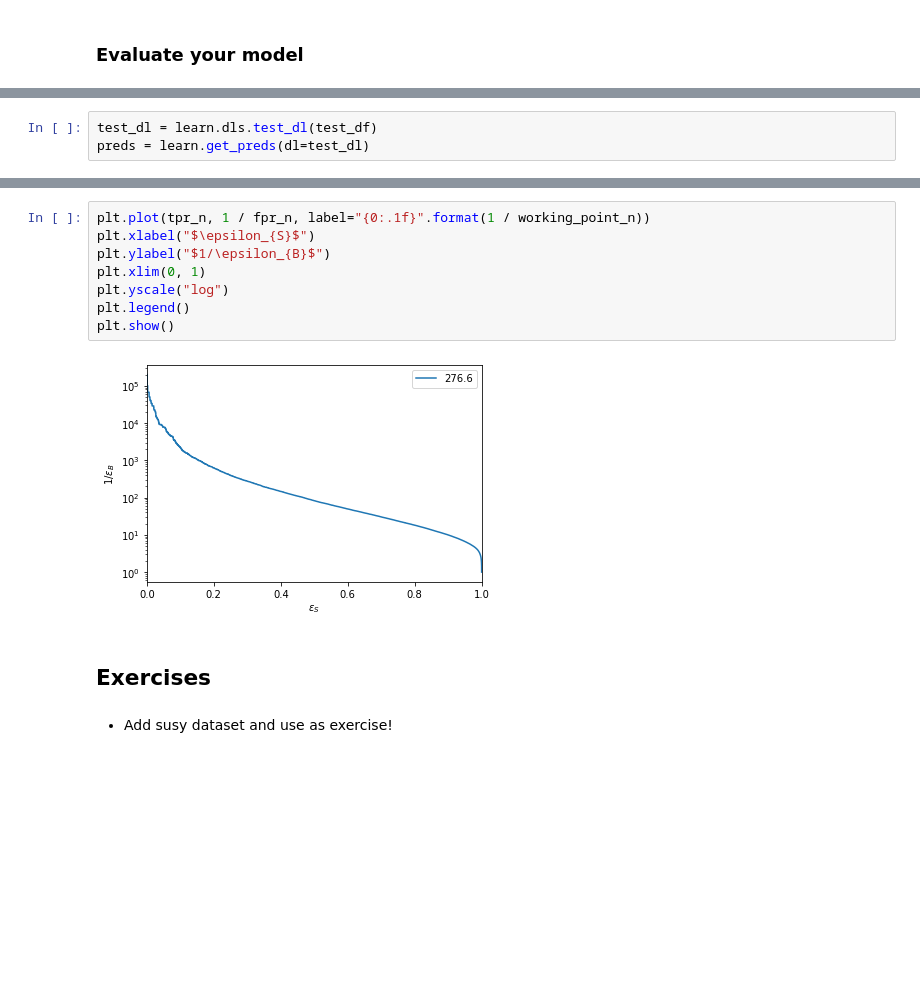
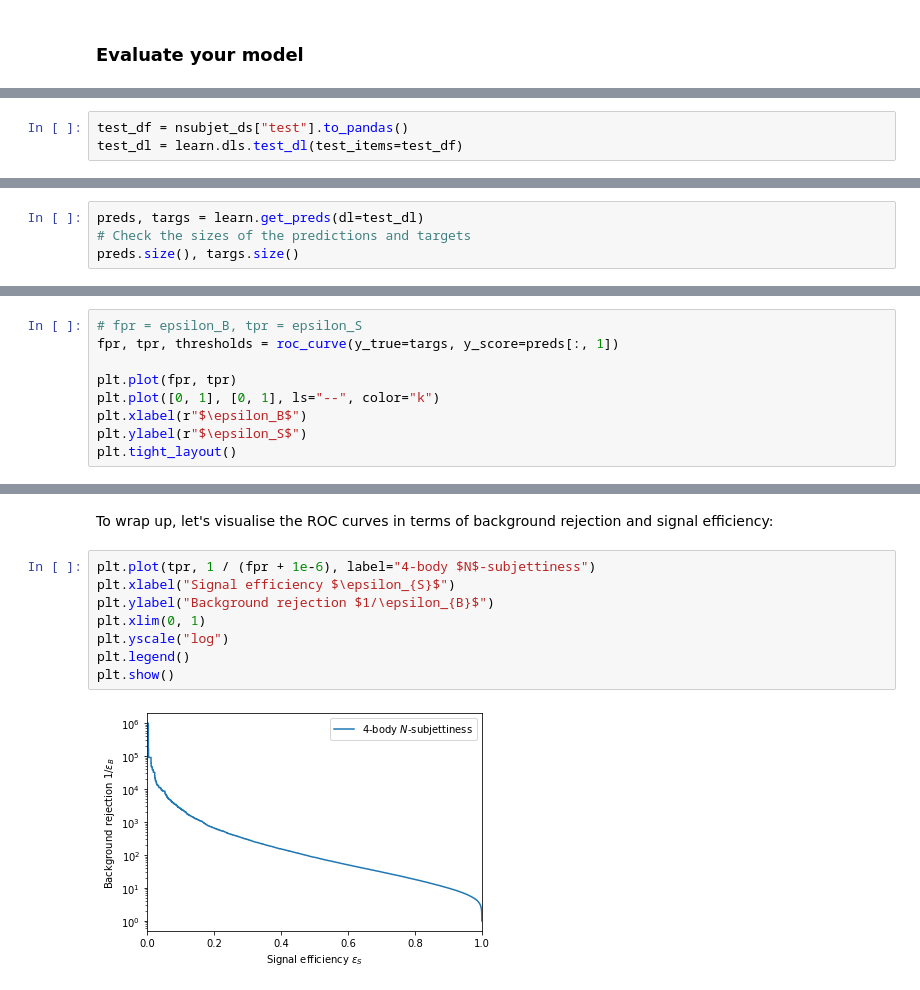
Before and after one commit to lewtun/dl4phys, a Jupyter notebook: lecture01.ipynb, the cells around one changed output, grey strips where cells are left out. Drawn from its saved outputs; the diff is of its cells as text; blank space fills up the shorter version.

```diff
--- a/lecture01.ipynb
+++ b/lecture01.ipynb
@@ -324,3 +331,3 @@ For our analysis, these ROC curves effectively plot signal efficiency versus bac
 # %%
-test_dl = learn.dls.test_dl(test_df)
-preds = learn.get_preds(dl=test_dl)
+test_df = nsubjet_ds["test"].to_pandas()
+test_dl = learn.dls.test_dl(test_items=test_df)
@@ -328,0 +336,4 @@ preds = learn.get_preds(dl=test_dl)
+# %%
+preds, targs = learn.get_preds(dl=test_dl)
+# Check the sizes of the predictions and targets
+preds.size(), targs.size()
@@ -352,0 +368,9 @@ tensor([0, 0, 0,  ..., 1, 1, 1])
+# %%
+# fpr = epsilon_B, tpr = epsilon_S
+fpr, tpr, thresholds = roc_curve(y_true=targs, y_score=preds[:, 1])
+
+plt.plot(fpr, tpr)
+plt.plot([0, 1], [0, 1], ls="--", color="k")
+plt.xlabel(r"$\epsilon_B$")
+plt.ylabel(r"$\epsilon_S$")
+plt.tight_layout()
@@ -408,14 +401,12 @@ plt.show()
+# %% [markdown]
+To wrap up, let's visualise the ROC curves in terms of background rejection and signal efficiency:
 # %%
-plt.plot(tpr_n, 1 / fpr_n, label="{0:.1f}".format(1 / working_point_n))
-plt.xlabel("$\epsilon_{S}$")
-plt.ylabel("$1/\epsilon_{B}$")
+plt.plot(tpr, 1 / (fpr + 1e-6), label="4-body $N$-subjettiness")
+plt.xlabel("Signal efficiency $\epsilon_{S}$")
+plt.ylabel("Background rejection $1/\epsilon_{B}$")
 plt.xlim(0, 1)
 plt.yscale("log")
 plt.legend()
 plt.show()
 # %% [output]
-[figure, old version]
+[figure, new version]
-# %% [markdown]
-## Exercises
-# %% [markdown]
-* Add susy dataset and use as exercise!
```
Also changed, not shown: parts of 30 cells of this notebook, 1 other file.
